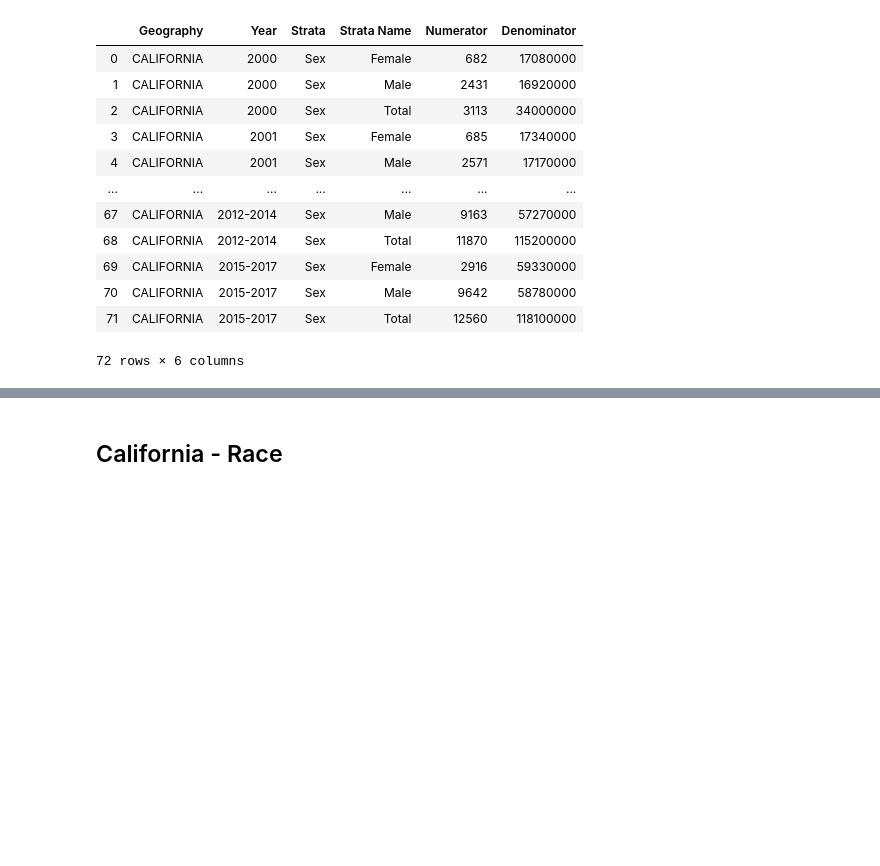
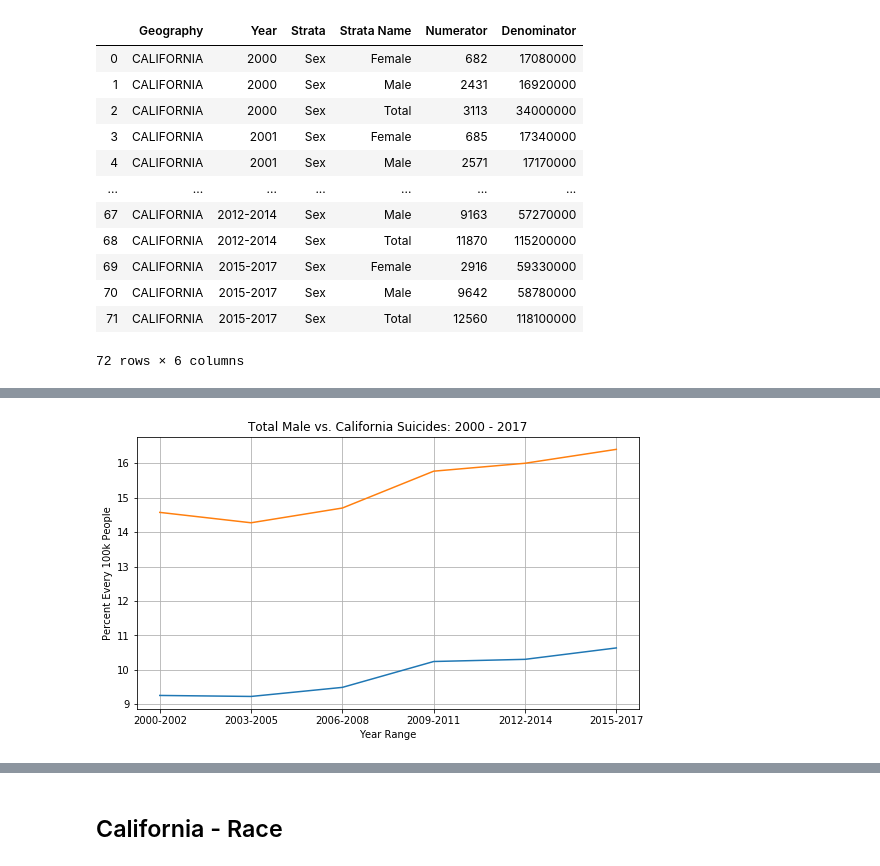
Before and after one commit to danjamthelamb/Suicide_Data_Project, a Jupyter notebook: Code_Files/Data_Playground.ipynb, the cells around one changed output, grey strips where cells are left out. Cells and saved outputs as stored; diff of their text form; code cells hidden in the pictures; blank space fills up the shorter version.

```diff
--- a/Code_Files/Data_Playground.ipynb
+++ b/Code_Files/Data_Playground.ipynb
@@ -72,0 +161,11 @@ suicide_cali_sex
+# %%
+plt.figure(figsize=(9, 5))
+plt.plot(x_axis, y_axis)
+plt.plot(x_male, y_male)
+plt.title('Total Male vs. California Suicides: 2000 - 2017')
+plt.xlabel('Year Range')
+plt.ylabel('Percent Every 100k People')
+plt.grid()
+plt.savefig('Total Male vs. California Suicides.png')
+# %% [output]
+[figure, added]
```
Also changed, not shown: parts of 29 cells of this notebook, 6 other files.
